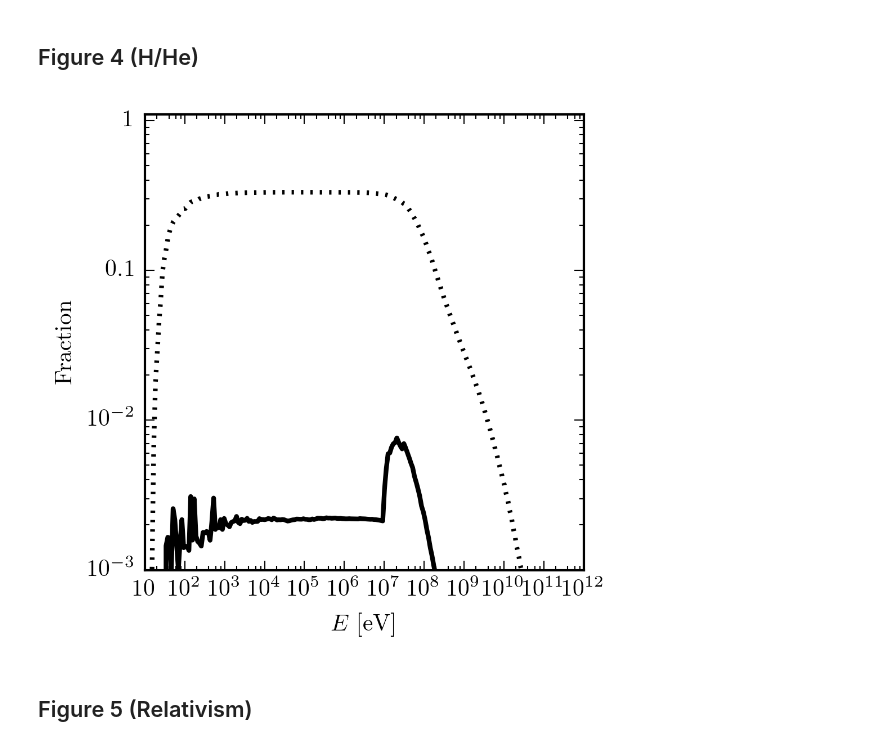
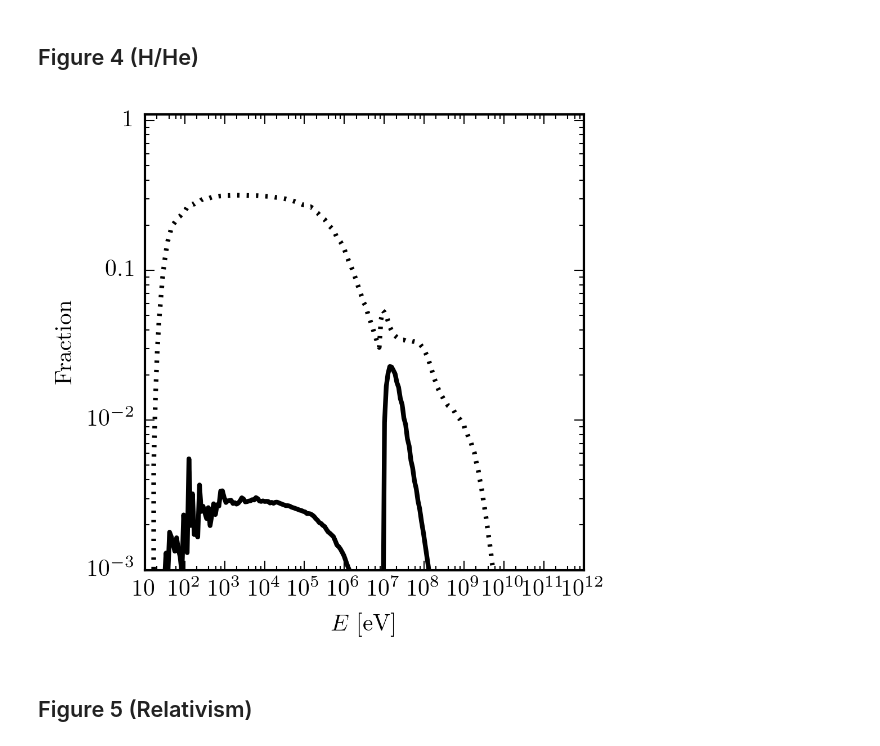
Before and after one commit to akaurov/radiator, a Jupyter notebook: paper_figures.ipynb, the cells around one changed output. Cells and saved outputs as stored; diff of their text form; code cells hidden in the pictures.

```diff
--- a/paper_figures.ipynb
+++ b/paper_figures.ipynb
@@ -15,7 +15,6 @@ define_figure_style()
 # %% [markdown]
 ## Figure 1 (atomic vs IC)
 # %%
-
 # loading photon propagation look up tables:
 E_ph_interaction_list = np.load('E_effective.npz')['E_ph_interaction_list']
 Interaction_fraction = np.load('E_effective.npz')['Interaction_fraction']
@@ -40,8 +39,8 @@ EgeV_list = data['EgeV_list']
 
 def calculate_channels_fractions(data):
     photons_particles_all = data['photons_particles_all']
+    results = data['results']
     channels = np.zeros(len(E0_list), dtype=([('IC_soft', 'f4'), ('atomic', 'f4'), ('IC_H', 'f4'), ('IC_He', 'f4'), ('IC_tot', 'f4')]))
-
     for i_E in range(len(E0_list)):
     #     print i_E
         channels['IC_soft'][i_E] = 0
@@ -50,7 +49,6 @@ def calculate_channels_fractions(data):
         for i in range(len(E_ph_interaction_list)-1):
             channels['IC_tot'][i_E] += Interaction_fraction[i] * np.sum((photons_particles_all[:, i_E]*Eg_list)[(EgeV_list>=E_ph_interaction_list[i]) & (EgeV_list<E_ph_interaction_list[i+1])])
         channels['IC_tot'][i_E] /= np.sum((photons_particles_all[:, i_E]*Eg_list))
-
         channels['IC_H'][i_E] = 0
         for i in range(len(E_ph_interaction_list)-1):
             channels['IC_H'][i_E] += Interaction_fraction_H[i] * np.sum((photons_particles_all[:, i_E]*Eg_list)[(EgeV_list>=E_ph_interaction_list[i]) & (EgeV_list<E_ph_interaction_list[i+1])])
@@ -59,7 +57,6 @@ def calculate_channels_fractions(data):
         for i in range(len(E_ph_interaction_list)-1):
             channels['IC_He'][i_E] += Interaction_fraction_He[i] * np.sum((photons_particles_all[:, i_E]*Eg_list)[(EgeV_list>=E_ph_interaction_list[i]) & (EgeV_list<E_ph_interaction_list[i+1])])
         channels['IC_He'][i_E] /= np.sum((photons_particles_all[:, i_E]*Eg_list))
-
     channels['atomic'] = results['H_I_ion'] + results['H_I_ex'] + \
                          results['He_I_ion'] + results['He_I_ex'] + \
                          results['He_II_ion'] + results['He_II_ex'] + \
@@ -91,9 +88,9 @@ plt.savefig('channels.pdf')
 # %% [markdown]
 ## Figure 2 (overdensities)
 # %%
-linestyles=['-','--',':']
+linestyles=[':','--','-']
 q=0
-for delta in [0, 30, 1000]:
+for delta in [1000, 100, 0]:
 
     E_ph_interaction_list = np.load('E_effective.npz')['E_ph_interaction_list']
     Interaction_fraction = np.load('E_effective.npz')['Interaction_fraction']
@@ -157,0 +156,15 @@ plt.savefig('vary_delta.pdf')
+# %%
+from radiator.sims import *
+
+
+cs = cross_sections(cs={'photion': 'VFKY1996', 'collion': 'RBEQ', 'collex': 'RBEQ'})
+
+total_mocks = 100
+z_start = 30.
+z_end = 0.0
+bins = 100
+
+results2 = photon_absorption(cs, 1e3, z_start=z_start, bins=bins, total_mocks=total_mocks, z_end=z_end)
+results4 = photon_absorption(cs, 1e4, z_start=z_start, bins=bins, total_mocks=total_mocks, z_end=z_end)
+results6 = photon_absorption(cs, 1e6, z_start=z_start, bins=bins, total_mocks=total_mocks, z_end=z_end)
+results8 = photon_absorption(cs, 1e8, z_start=z_start, bins=bins, total_mocks=total_mocks*10, z_end=z_end)
@@ -163,6 +196,11 @@ data = np.load('output/%05i-%01.5f-%08.1f-snap'%(z,xi,delta) + \
                '_'+cs.cs['collion']+'_'+cs.cs['collex']+ \
                '_'+cs.cs['photion'] +'.npz')
 
+E0_list = data['E0_list']
+Eg_list = data['Eg_list']
+EgeV_list = data['EgeV_list']
+results = data['results']
+photons_particles_all = data['photons_particles_all']
 
 channels = np.zeros(len(E0_list), dtype=([('H_ion_tot', 'f4'), ('He_ion_tot', 'f4'), ('IC_H', 'f4'), ('IC_He', 'f4'), ('IC_tot', 'f4')]))
 
@@ -183,34 +221,34 @@ for i_E in range(0, len(E0_list)):
             #
             H_add += temp_H * np.interp(EgeV_list[i]-13.6, E0_list, channels['H_ion_tot']/E0_list, left = 0, right = 0) * photons_particles_all[i, i_E] * (EgeV_list[i]-13.6)
             H_add += temp_H * photons_particles_all[i, i_E] * 13.6
             He_add += temp_H * np.interp(EgeV_list[i]-13.6, E0_list, channels['He_ion_tot']/E0_list, left = 0, right = 0)  * photons_particles_all[i, i_E] * (EgeV_list[i]-13.6)
         if EgeV_list[i] > 24.4:
             #
             H_add += temp_He * np.interp(EgeV_list[i]- 24.4, E0_list, channels['H_ion_tot']/E0_list, left = 0, right = 0) * photons_particles_all[i, i_E] * (EgeV_list[i]- 24.4)
             He_add += temp_He * photons_particles_all[i, i_E] * 24.4
             He_add += temp_He * np.interp(EgeV_list[i]- 24.4, E0_list, channels['He_ion_tot']/E0_list, left = 0, right = 0)  * photons_particles_all[i, i_E] * (EgeV_list[i]- 24.4)
         # print H_add
 #     print np.sum(photons_particles_all[:, i_E] * EgeV_list[:])/E0_list[i_E], H_add/E0_list[i_E]
     channels['H_ion_tot'][i_E] += H_add
     channels['He_ion_tot'][i_E] += He_add
 
 channels['H_ion_tot'] /= E0_list
 channels['He_ion_tot'] /= E0_list
 
 plt.plot(E0_list, channels['H_ion_tot'], ':k')
 plt.plot(E0_list, channels['He_ion_tot'], '-k')
 # plt.plot(E0_list, (channels['H_ion_tot']/nbHI/13.6) / (channels['He_ion_tot'] / nbHeI/24.4), '-k')
 
 plt.xscale('log')
 plt.yscale('log')
 plt.ylim([0.001,1.1])
 fixlogax(plt.gca(), 'x')
 fixlogax(plt.gca(), 'y')
 plt.xlabel(r'$E\;\mathrm{[eV]}$')
 plt.ylabel(r'$\mathrm{Fraction}$')
 plt.savefig('ion_channels.pdf')
 # %% [output]
-[figure, old version]
+[figure, new version]
 # %% [markdown]
 ## Figure 5 (Relativism)
 # %%
```
Also changed, not shown: parts of 4 cells of this notebook, 4 other files.
